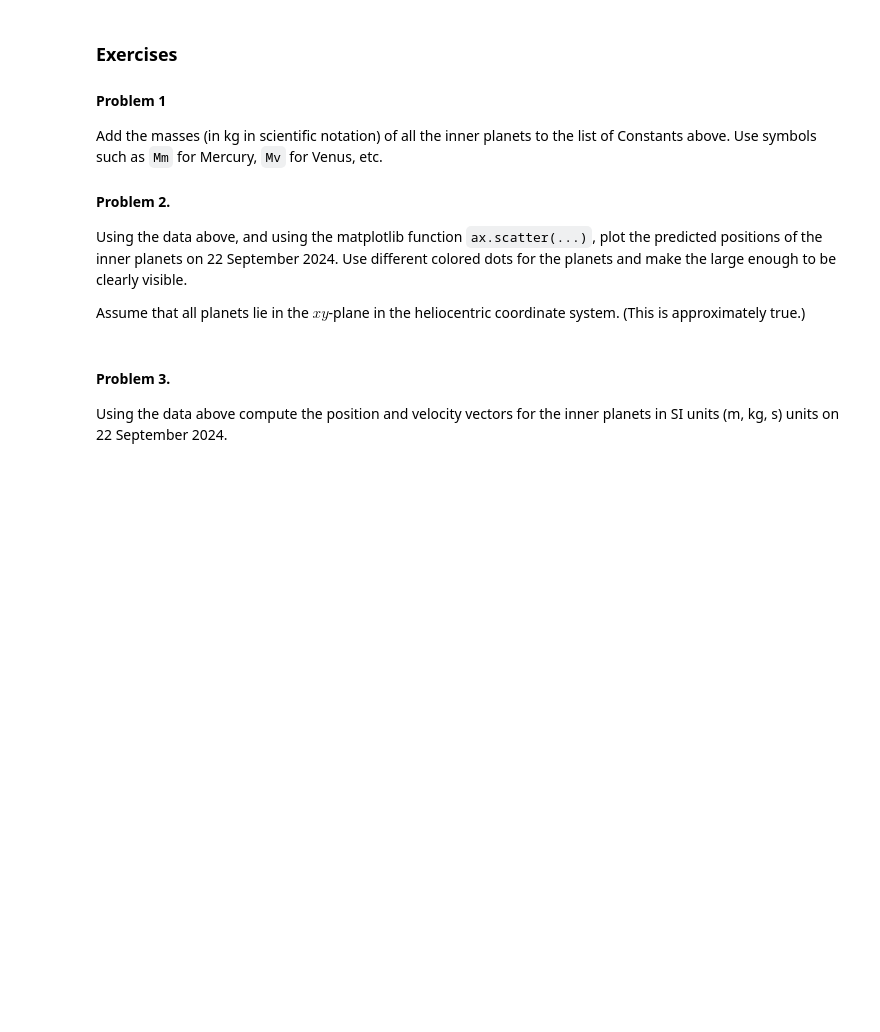
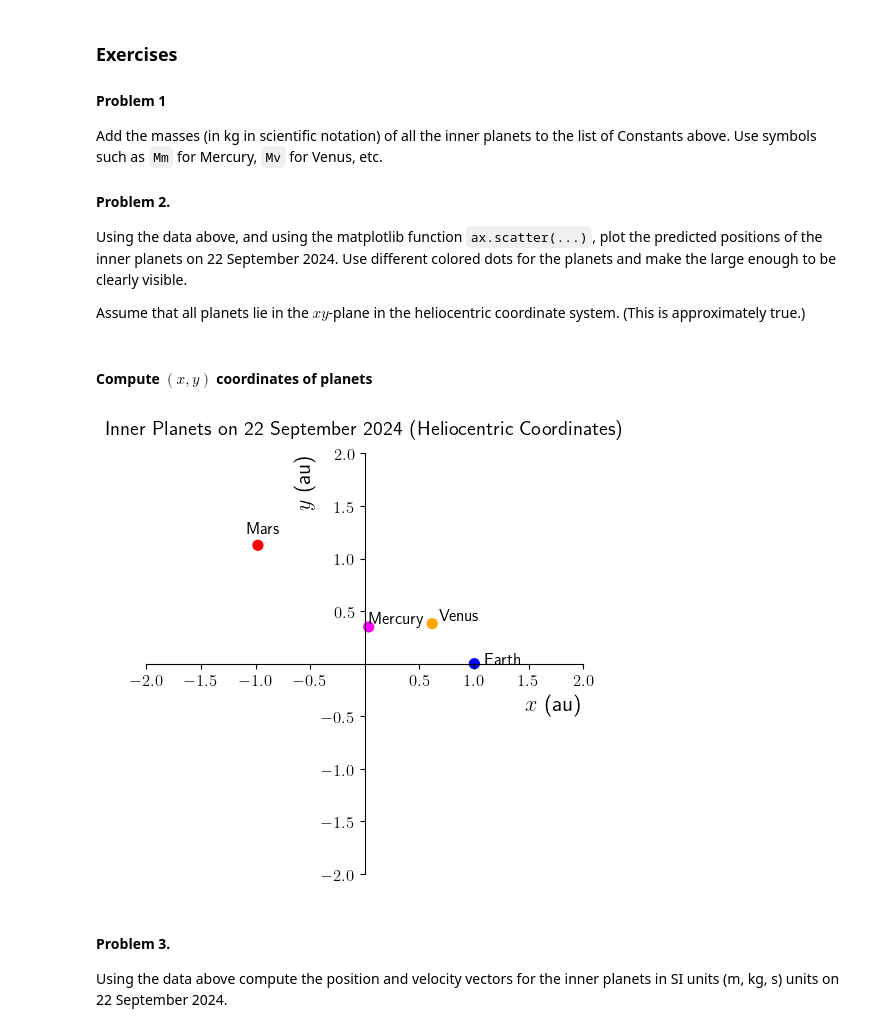
Before and after one commit to hbprosper/CompPhysLab, a Jupyter notebook: exercises/04_gravity/01_gravity.ipynb, the cells around one changed output. Cells and saved outputs as stored; diff of their text form; code cells hidden in the pictures; blank space fills up the shorter version.

```diff
--- a/exercises/04_gravity/01_gravity.ipynb
+++ b/exercises/04_gravity/01_gravity.ipynb
@@ -225,6 +233,61 @@ Add the masses (in kg in scientific notation) of all the inner planets to the li
 Using the data above, and using the matplotlib function `ax.scatter(...)`, plot the predicted positions of the inner planets on 22 September 2024. Use different colored dots for the planets and make the large enough to be clearly visible.
 
 Assume that all planets lie in the $xy$-plane in the heliocentric coordinate system. (This is approximately true.)
+# %% [markdown]
+#### Compute $(x, y)$ coordinates of planets
+# %%
+n   = 4  # 4 inner planets
+rad = radius1[:n]
+phi = long1[:n]
+x   = rad * np.cos(phi)
+y   = rad * np.sin(phi)
+colors = ['magenta', 'orange', 'blue', 'red']
+# %%
+def plot_positions(x, y, colors,
+                   xmin=-2, xmax=2, ymin=-2, ymax=2,
+                   fgsize=(5,5), ftsize=16):
+
+    # set size of figure
+    fig = plt.figure(figsize=fgsize)
+
+    # create area for a single plot
+    nrows, ncols, index = 1, 1, 1
+    ax  = plt.subplot(nrows, ncols, index)
+
+    ax.set_title('Inner Planets on 22 September 2024 (Heliocentric Coordinates)',
+                  pad=14)
+
+    # define graph domain, tick marks, and labels
+    ax.set_xlim(xmin, xmax)
+    ax.set_xticks(ticks=[-2.0, -1.5, -1, -0.5, 0.5, 1, 1.5, 2.0])
+    ax.set_xlabel('$x$ (au)', loc='right', fontsize=ftsize)
+
+    # define graph range, tick marks, and labels
+    ax.set_ylim(ymin, ymax)
+    ax.set_yticks(ticks=[-2.0, -1.5, -1, -0.5, 0.5, 1, 1.5, 2.0])
+    ax.set_ylabel('$y$ (au)', loc='top', fontsize=ftsize)
+
+    # move left y-axis and bottom x-axis to center of plot
+    ax.spines['left'].set_position('center')
+    ax.spines['bottom'].set_position('center')
+
+    # eliminate upper and right axes
+    ax.spines['right'].set_color('none')
+    ax.spines['top'].set_color('none')
+
+    ax.scatter(x, y, s=50, c=colors)
+
+    text = ['Mercury', 'Venus', 'Earth', 'Mars']
+    for X, Y, T in zip(x, y, text):
+        X *= 1.1
+        Y *= 1.1
+        ax.text(X, Y, T)
+
+    fig.tight_layout()
+
+plot_positions(x, y, colors)
+# %% [output]
+[figure, added]
 # %% [markdown]
 #### Problem 3.
 Using the data above compute the position and velocity vectors for the inner planets in SI units (m, kg, s) units on 22 September 2024.
```
Also changed, not shown: parts of 19 cells of this notebook.
